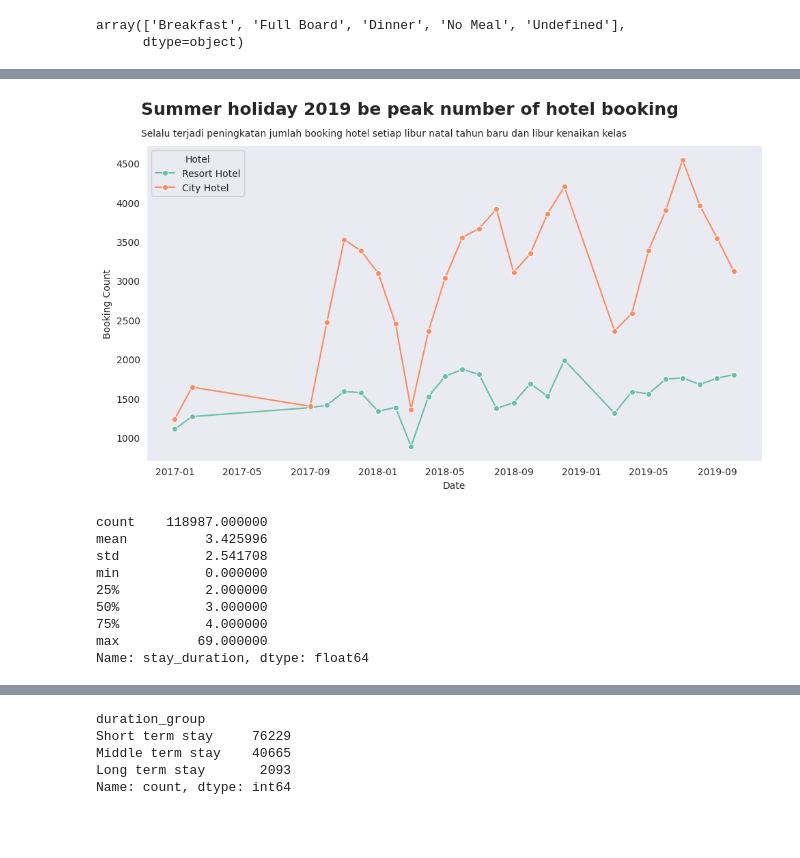
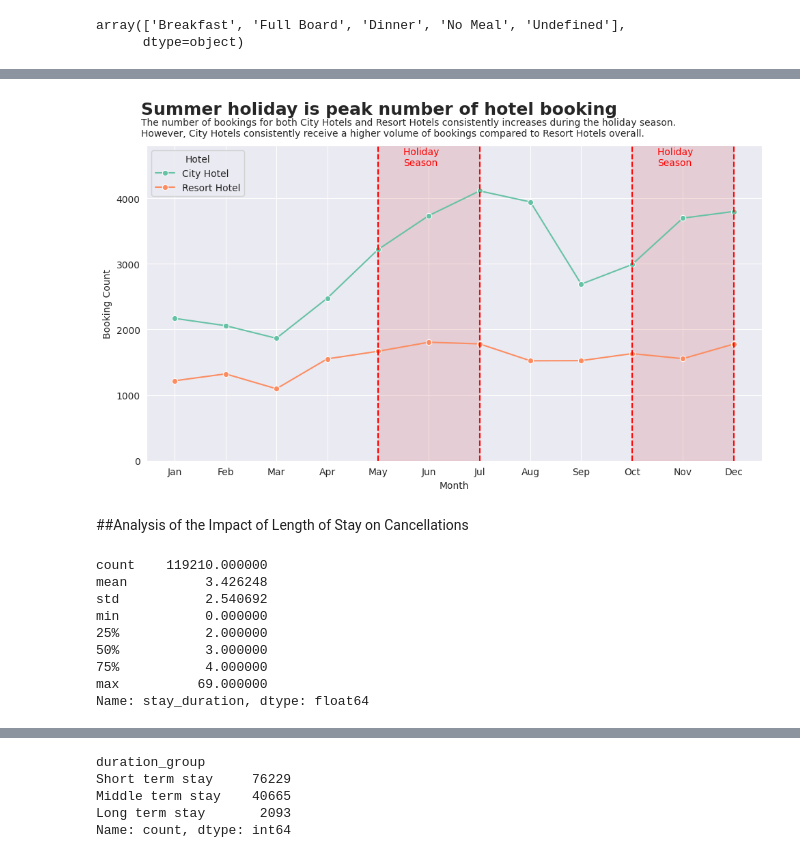
Before and after one commit to dzulwulann/Hotel_performance, a Jupyter notebook: Investigate_Hotel_Bussines.ipynb, the cells around one changed output, grey strips where cells are left out. Cells and saved outputs as stored; diff of their text form; code cells hidden in the pictures; blank space fills up the shorter version.

Commit message:
Analyze number of bookings and stay duration

```diff
--- a/Investigate_Hotel_Bussines.ipynb
+++ b/Investigate_Hotel_Bussines.ipynb
@@ -156,6 +151,7 @@ hotel_bookings = hotel_bookings[hotel_bookings['adults']!= 0]
 # %%
 # Group by hotel, year, and month and count bookings
-booking_counts = hotel_bookings.groupby(['hotel', 'arrival_date_month','arrival_date_year']).size().reset_index(name='booking_count')
+hotel_type = hotel_prep.copy()
+booking_counts = hotel_type.groupby(['hotel', 'arrival_date_month','arrival_date_year']).size().reset_index(name='booking_count')
 booking_counts.columns = ['hotel', 'month', 'year', 'booking_count']
 
 print(booking_counts)
@@ -177,6 +173,3 @@ print(booking_counts)
 49  Resort Hotel  September  2017           1378
 50  Resort Hotel  September  2018           1441
 51  Resort Hotel  September  2019           1754
-# %%
-#add new column date to concate month and year
-booking_counts['date'] = pd.to_datetime(booking_counts['year'].astype(str) + '-' + booking_counts['month'], format='%Y-%B')
@@ -205,0 +203,13 @@ booking_sorted
+# %%
+#sort booking count by months
+# Define the month order
+month_order = ['January', 'February', 'March', 'April', 'May', 'June',
+               'July', 'August', 'September', 'October', 'November', 'December']
+
+# Convert 'month' to a categorical type with the specified order
+average_bookings['month'] = pd.Categorical(average_bookings['month'], categories=month_order, ordered=True)
+average_bookings['arv_month'] = average_bookings['month'].str[:3]
+# Sort by 'hotel' and 'month'
+average_bookings = average_bookings.sort_values(['hotel', 'month']).reset_index(drop=True)
+
+print(average_bookings)
@@ -206,26 +234,32 @@ booking_sorted
 # %%
 # from matplotlib.patches import Rectangle
 
 # Plotting with seaborn
 sns.set_style("dark")
 plt.figure(figsize=(10, 6))
- # Set style to one with no grid lines
-sns.lineplot(data=booking_sorted, x='date', y='booking_count', hue='hotel', marker='o',palette='Set2')
+plt.grid()
+plt.ylim(0, 4800) # membatasi y axis
+sns.lineplot(data=average_bookings, x='arv_month', y='average_booking_count', hue='hotel', marker='o',palette='Set2')
 
-plt.text(-0.009, 1.1, 'Summer holiday 2019 be peak number of hotel booking', transform=plt.gca().transAxes, ha='left', fontsize=18, fontweight='bold')
-plt.text(-0.009, 1.03, 'Selalu terjadi peningkatan jumlah booking hotel setiap libur natal tahun baru dan libur kenaikan kelas', transform=plt.gca().transAxes, ha='left', fontsize=10)
+plt.text(-0.009, 1.1, 'Summer holiday is peak number of hotel booking', transform=plt.gca().transAxes, ha='left', fontsize=18, fontweight='bold')
+plt.text(-0.009, 1.03, 'The number of bookings for both City Hotels and Resort Hotels consistently increases during the holiday season. \nHowever, City Hotels consistently receive a higher volume of bookings compared to Resort Hotels overall.', transform=plt.gca().transAxes, ha='left', fontsize=10)
 
-plt.xlabel('Date')
+plt.axvline(4, ls='--', color='red')
+plt.axvline(6, ls='--', color='red')
+plt.text(x=4.5, y=4500, s='Holiday \nSeason', fontsize=10, color='red')
+plt.stackplot(np.arange(4,7,1), [[4800]], color='indianred', alpha=0.2)
+
+plt.axvline(9, ls='--', color='red')
+plt.axvline(11, ls='--', color='red')
+plt.text(x=9.5, y=4500, s='Holiday \nSeason', fontsize=10, color='red')
+plt.stackplot(np.arange(9,12,1), [[4800]], color='indianred', alpha=0.2)
+
+plt.xlabel('Month')
 plt.ylabel('Booking Count')
-plt.legend(title='Hotel')
+plt.legend(title='Hotel', loc='upper left')
 
-# highlight_start = pd.to_datetime('2019-05')
-# highlight_end = pd.to_datetime('2019-09')
-# highlight_width = highlight_end - highlight_start
-# highlight = Rectangle((highlight_start, 0), highlight_width, 300, color='red', alpha=0.3, zorder=10)  # Increased z-order
-# plt.gca().add_patch(highlight)
 
 plt.tight_layout()
 plt.show()
 # %% [output]
-[figure, old version]
+[figure, new version]
@@ -233,0 +266,2 @@ hotel_bookings['stay_duration'] = hotel_bookings['stays_in_weekend_nights'] + ho
+# %% [markdown]
+##Analysis of the Impact of Length of Stay on Cancellations
@@ -234,10 +271,10 @@ hotel_bookings['stay_duration'] = hotel_bookings['stays_in_weekend_nights'] + ho
 # %%
-descriptive_stats = hotel_bookings['stay_duration'].describe()
+descriptive_stats = hotel_stay['stay_duration'].describe()
 print(descriptive_stats)
 # %% [output]
-count    118987.000000
-mean          3.425996
-std           2.541708
+count    119210.000000
+mean          3.426248
+std           2.540692
 min           0.000000
 25%           2.000000
 50%           3.000000
```
Also changed, not shown: parts of 24 cells of this notebook.
